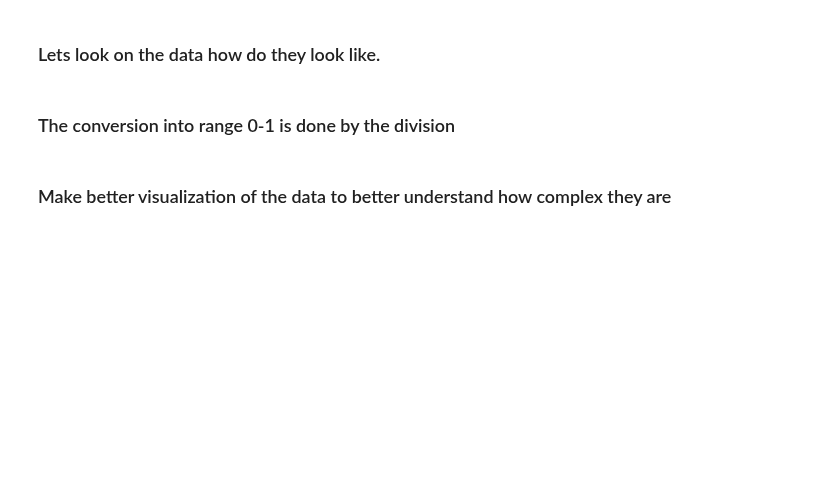
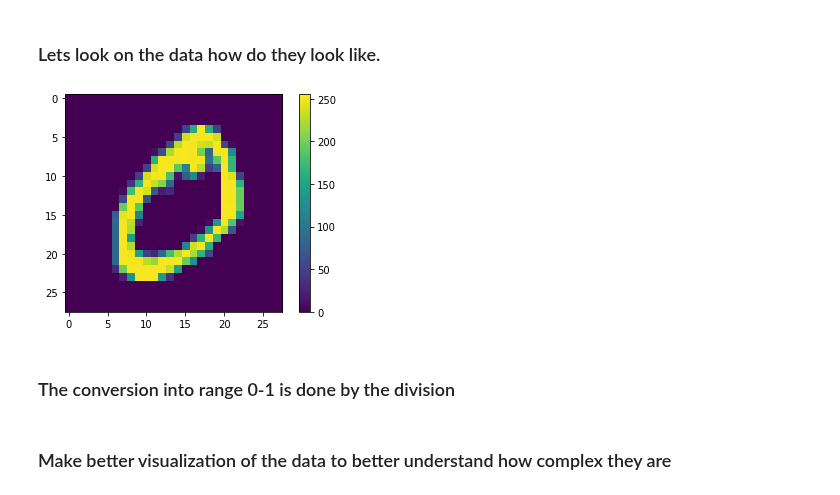
Before and after one commit to vojtechcima/2020-21-ARD, a Jupyter notebook: ds4_01.ipynb, the cells around one changed output. Cells and saved outputs as stored; diff of their text form; code cells hidden in the pictures; blank space fills up the shorter version.

```diff
--- a/ds4_01.ipynb
+++ b/ds4_01.ipynb
@@ -34,10 +39,12 @@ print('Test data shape:  ', x_test.shape)
 ### Lets look on the data how do they look like.
 # %%
 plt.figure()
-plt.imshow(x_train[0])
+plt.imshow(x_train[1])
 plt.colorbar()
 plt.grid(False)
 plt.show()
+# %% [output]
+[figure, added]
 # %% [markdown]
 ### The conversion into range 0-1 is done by the division
 # %%
```
Also changed, not shown: parts of 10 cells of this notebook, 1 other file.
